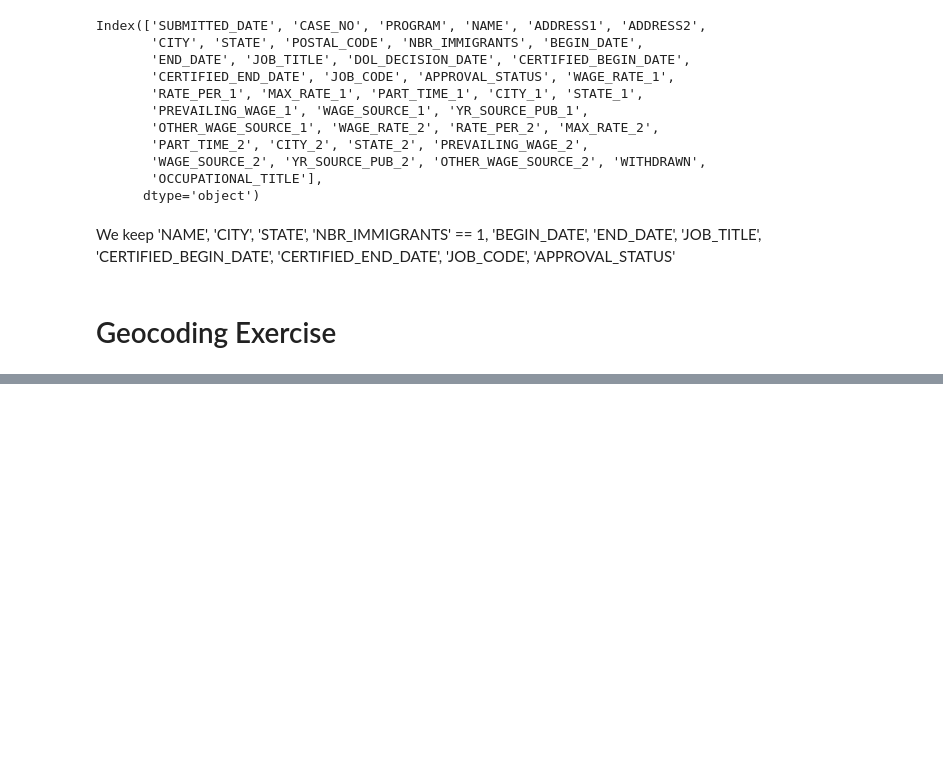
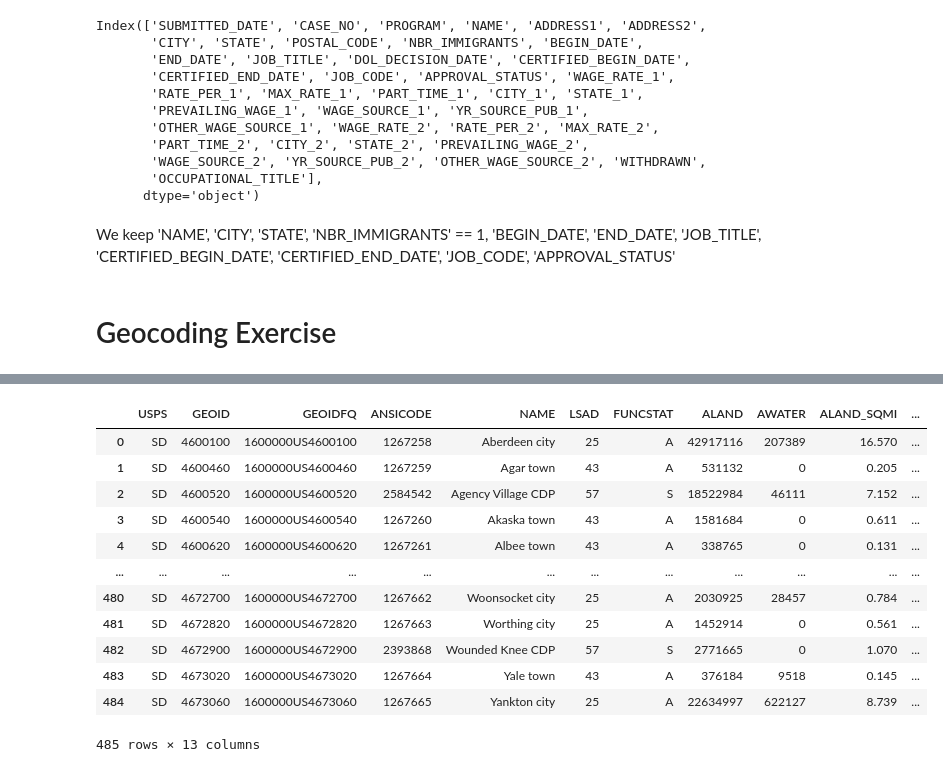
Before and after one commit to PBhandare/unit-3, a Jupyter notebook: data/H1BExploration.ipynb, the cells around one changed output, grey strips where cells are left out. Saved outputs shown, nothing was run; the diff lists cells and outputs as text; code cells hidden in the pictures; blank space fills up the shorter version.

```diff
--- a/data/H1BExploration.ipynb
+++ b/data/H1BExploration.ipynb
@@ -775,0 +799,19 @@ selectedApplicants
+# %%
+wy = pd.read_csv("WY_gaz.txt", sep="|")
+sd = pd.read_csv("SD_gaz.txt", sep="|")
+# %%
+sd
+# %% [output]
+|  | USPS | GEOID | GEOIDFQ | ANSICODE | NAME | LSAD | FUNCSTAT | ALAND | AWATER | ALAND_SQMI | ... |
+| 0 | SD | 4600100 | 1600000US4600100 | 1267258 | Aberdeen city | 25 | A | 42917116 | 207389 | 16.570 | ... |
+| 1 | SD | 4600460 | 1600000US4600460 | 1267259 | Agar town | 43 | A | 531132 | 0 | 0.205 | ... |
+| 2 | SD | 4600520 | 1600000US4600520 | 2584542 | Agency Village CDP | 57 | S | 18522984 | 46111 | 7.152 | ... |
+| 3 | SD | 4600540 | 1600000US4600540 | 1267260 | Akaska town | 43 | A | 1581684 | 0 | 0.611 | ... |
+| 4 | SD | 4600620 | 1600000US4600620 | 1267261 | Albee town | 43 | A | 338765 | 0 | 0.131 | ... |
+| ... | ... | ... | ... | ... | ... | ... | ... | ... | ... | ... | ... |
+| 480 | SD | 4672700 | 1600000US4672700 | 1267662 | Woonsocket city | 25 | A | 2030925 | 28457 | 0.784 | ... |
+| 481 | SD | 4672820 | 1600000US4672820 | 1267663 | Worthing city | 25 | A | 1452914 | 0 | 0.561 | ... |
+| 482 | SD | 4672900 | 1600000US4672900 | 2393868 | Wounded Knee CDP | 57 | S | 2771665 | 0 | 1.070 | ... |
+| 483 | SD | 4673020 | 1600000US4673020 | 1267664 | Yale town | 43 | A | 376184 | 9518 | 0.145 | ... |
+| 484 | SD | 4673060 | 1600000US4673060 | 1267665 | Yankton city | 25 | A | 22634997 | 622127 | 8.739 | ... |
+485 rows × 13 columns
```
Also changed, not shown: parts of 28 cells of this notebook, 2 other files.
